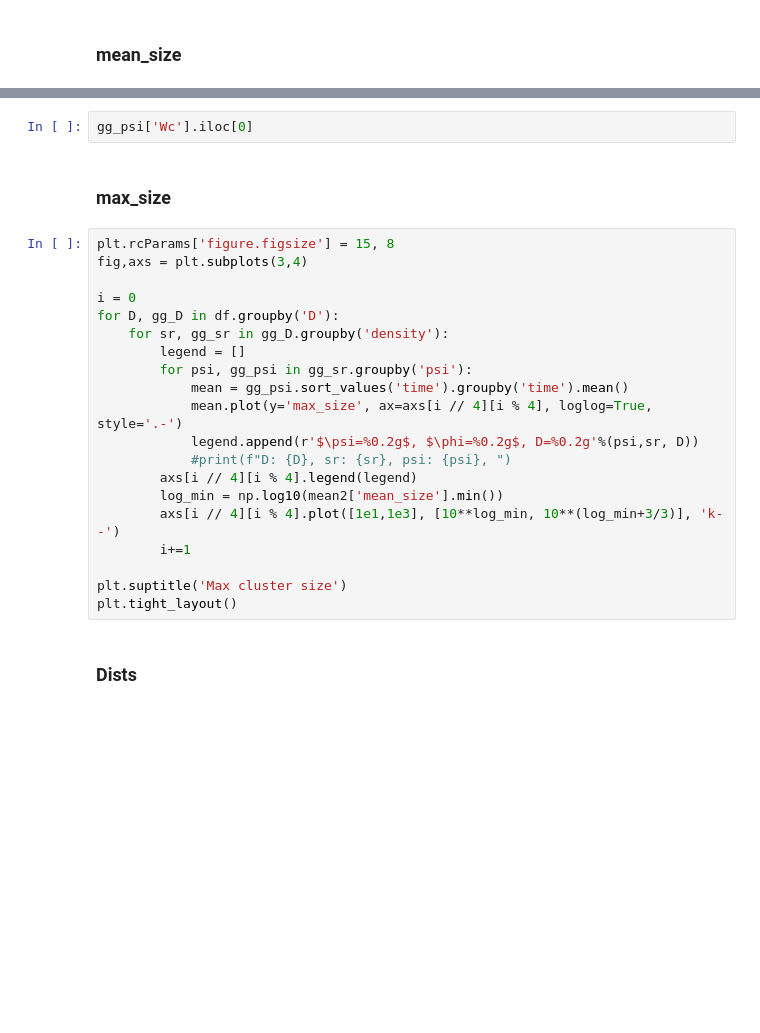
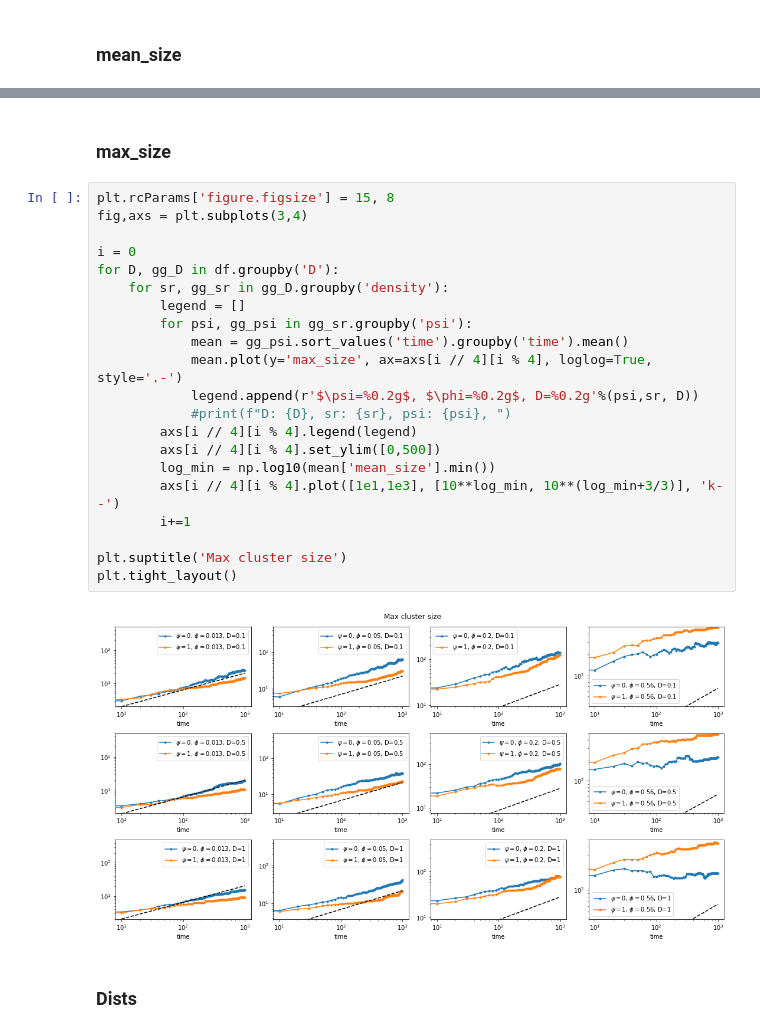
Before and after one commit to RudgeLab/killifish, a Jupyter notebook: notebooks/Clusters_param_scan.ipynb, the cells around one changed output, grey strips where cells are left out. Saved outputs shown, nothing was run; the diff lists cells and outputs as text; blank space fills up the shorter version.

```diff
--- a/notebooks/Clusters_param_scan.ipynb
+++ b/notebooks/Clusters_param_scan.ipynb
@@ -104,27 +110,28 @@ plt.tight_layout()
-# %%
-gg_psi['Wc'].iloc[0]
 # %% [markdown]
 ### max_size
 # %%
 plt.rcParams['figure.figsize'] = 15, 8
 fig,axs = plt.subplots(3,4)
 
 i = 0
 for D, gg_D in df.groupby('D'):
     for sr, gg_sr in gg_D.groupby('density'):
         legend = []
         for psi, gg_psi in gg_sr.groupby('psi'):
             mean = gg_psi.sort_values('time').groupby('time').mean()
             mean.plot(y='max_size', ax=axs[i // 4][i % 4], loglog=True, style='.-')
             legend.append(r'$\psi=%0.2g$, $\phi=%0.2g$, D=%0.2g'%(psi,sr, D))
             #print(f"D: {D}, sr: {sr}, psi: {psi}, ")
         axs[i // 4][i % 4].legend(legend)
-        log_min = np.log10(mean2['mean_size'].min())
+        axs[i // 4][i % 4].set_ylim([0,500])
+        log_min = np.log10(mean['mean_size'].min())
         axs[i // 4][i % 4].plot([1e1,1e3], [10**log_min, 10**(log_min+3/3)], 'k--')
         i+=1
 
 plt.suptitle('Max cluster size')
 plt.tight_layout()
+# %% [output]
+[figure, added]
 # %% [markdown]
 ### Dists
 # %%
```
Also changed, not shown: parts of 2 cells of this notebook.
